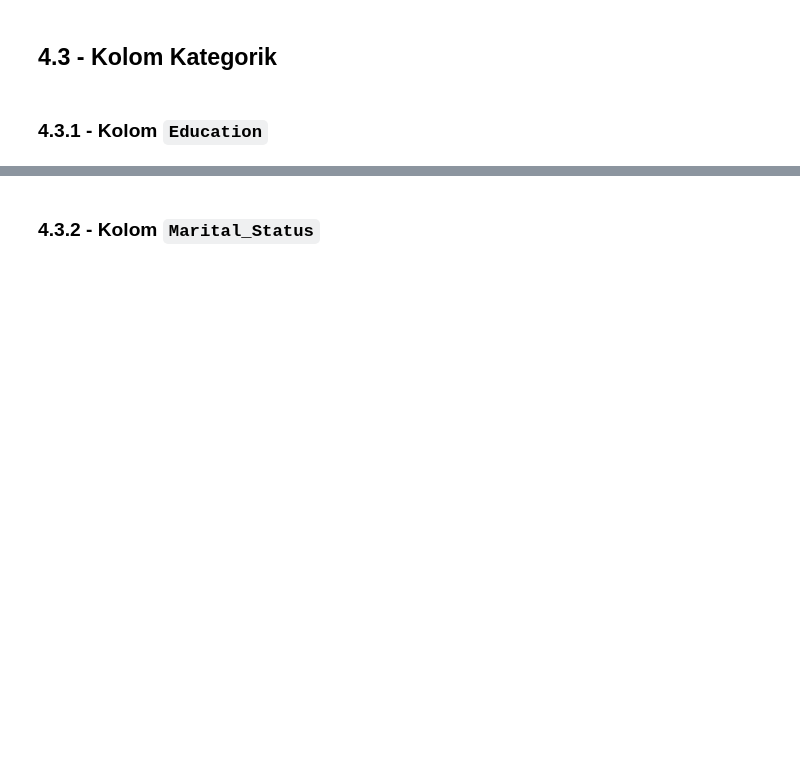
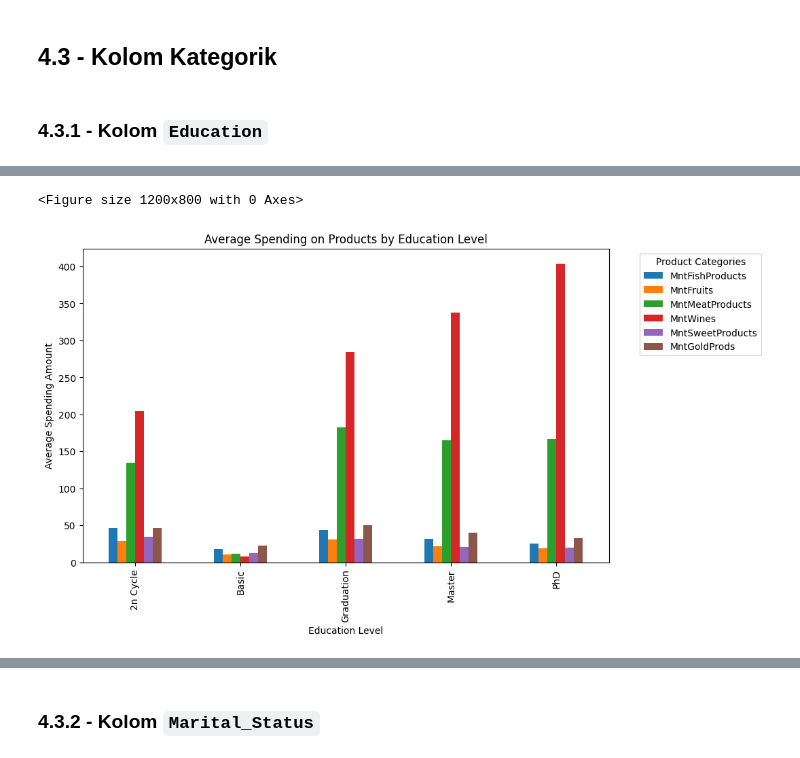
Before and after one commit to FTDS-assignment-bay/p2-final-project-ftds-002-sby-group-001, a Jupyter notebook: EDA.ipynb, the cells around one changed output, grey strips where cells are left out. Drawn from its saved outputs; the diff is of its cells as text; code cells hidden in the pictures; blank space fills up the shorter version.

```diff
--- a/EDA.ipynb
+++ b/EDA.ipynb
@@ -580,0 +604,24 @@ Pie chart tersebut menggambarkan distribusi jumlah transaksi customer selama 2 t
+# %%
+# Calculate cumulative spending for each education
+mean_spending_edu = df.groupby('Education')[spending_columns].mean()
+
+# Plotting
+plt.figure(figsize=(12, 8))
+
+columns_to_plot = ['MntFishProducts', 'MntFruits', 'MntMeatProducts', 'MntWines', 'MntSweetProducts', 'MntGoldProds']
+
+# Bar plot
+fig, ax = plt.subplots(figsize=(10, 6))
+mean_spending_edu[columns_to_plot].plot(kind='bar', ax=ax)
+
+plt.title('Average Spending on Products by Education Level')
+plt.xlabel('Education Level')
+plt.ylabel('Average Spending Amount')
+plt.legend(title='Product Categories', bbox_to_anchor=(1.05, 1), loc='upper left')
+plt.show()
+
+# Show the plot
+plt.show()
+# %% [output]
+<Figure size 1200x800 with 0 Axes>
+[figure, added]
```
Also changed, not shown: parts of 29 cells of this notebook.
